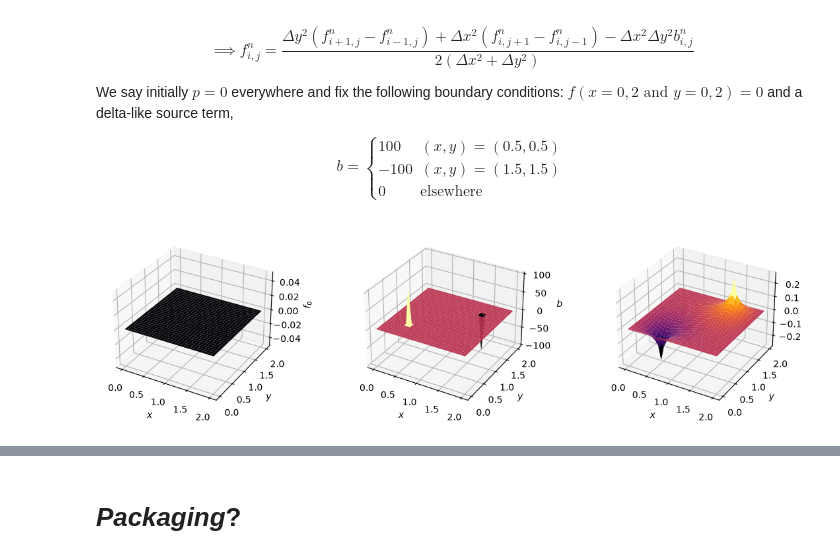
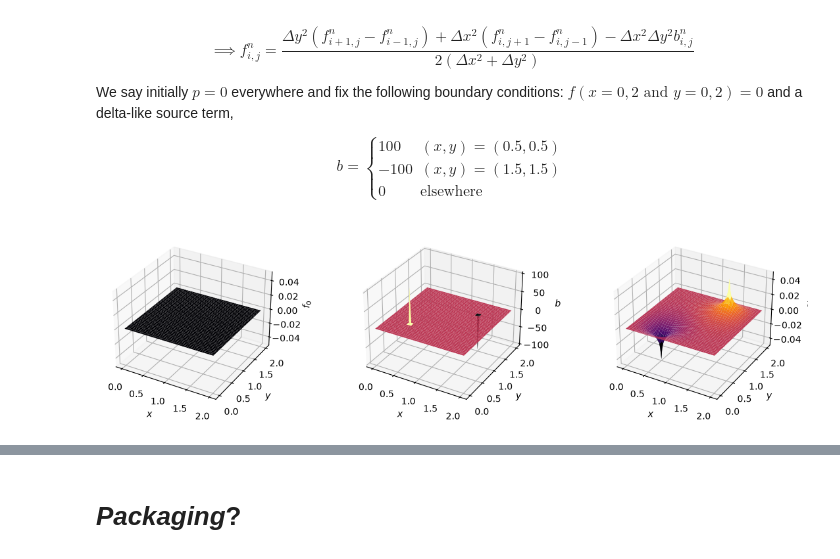
Before and after one commit to SamGr64/CFD-Suite, a Jupyter notebook: CFD.ipynb, the cells around one changed output, grey strips where cells are left out. Drawn from its saved outputs; the diff is of its cells as text; code cells hidden in the pictures.

```diff
--- a/CFD.ipynb
+++ b/CFD.ipynb
@@ -1021,12 +1015,12 @@ def initial_laplacian_state(nx: int, ny: int, x_range: list[float], y_range: lis
 
     return f, x, y
 # %%
-def laplace_2d(f: np.ndarray, nx: int, ny: int, x_range: list[float], y_range: list[float], y: np.ndarray,
+def laplace_2d(f_0: np.ndarray, nx: int, ny: int, x_range: list[float], y_range: list[float], y: np.ndarray,
                l1norm_target: float = 1e-4, max_iter: int = 10000) -> np.ndarray:
     dx = abs(x_range[1] - x_range[0]) / (nx - 1)
     dy = abs(y_range[1] - y_range[0]) / (ny - 1)
 
-    f = f.copy() # work on a copy of the input array to avoid modifying it in place
+    f = f_0.copy() # work on a copy of the input array to avoid modifying it in place
     l1norm = 1.0
     iters = 0 # counter guard to prevent infinite loops in case of non-convergence
 
@@ -1045,10 +1039,10 @@ def laplace_2d(f: np.ndarray, nx: int, ny: int, x_range: list[float], y_range: l
 nx, x_range = 31, [0.0, 2.0]
 ny, y_range = 31, [0.0, 1.0]
 
-f_0, x, y = initial_laplacian_state(nx=nx, ny=ny, x_range=x_range, y_range=y_range)
-f = laplace_2d(f=f_0, nx=nx, ny=ny, x_range=x_range, y_range=y_range, y=y)
+f_0, x, y = initial_laplacian_state(nx, ny, x_range, y_range)
+f = laplace_2d(f_0, nx, ny, x_range, y_range, y)
 
-X, Y = np.meshgrid(x, y)
+X, Y = np.meshgrid(x, y, indexing='ij')
 
 fig = plt.figure(figsize = (8, 3))
 ax1 = fig.add_subplot(121, projection='3d')
@@ -1101,11 +1095,11 @@ def boundary_conditions(f: np.ndarray) -> np.ndarray:
     return f
 # %%
-def laplace_2d(f: np.ndarray, b: np.ndarray, nx: int, ny: int, x_range: list[float], y_range: list[float], y: np.ndarray,
+def poisson_2d(f_0: np.ndarray, b: np.ndarray, nx: int, ny: int, x_range: list[float], y_range: list[float], y: np.ndarray,
                l1norm_target: float = 1e-4, max_iter: int = 10000) -> np.ndarray:
     dx = abs(x_range[1] - x_range[0]) / (nx - 1)
     dy = abs(y_range[1] - y_range[0]) / (ny - 1)
 
-    f = f.copy() # work on a copy of the input array to avoid modifying it in place
+    f = f_0.copy() # work on a copy of the input array to avoid modifying it in place
     l1norm = 1.0
     iters = 0 # counter guard to prevent infinite loops in case of non-convergence
 
@@ -1122,37 +1116,37 @@ def laplace_2d(f: np.ndarray, b: np.ndarray, nx: int, ny: int, x_range: list[flo
 
     return f
 # %%
-nx, x_range = 31, [0.0, 2.0]
-ny, y_range = 31, [0.0, 2.0]
+nx, x_range = 81, [0.0, 2.0]
+ny, y_range = 81, [0.0, 2.0]
 
-f_0, b, x, y = initial_poisson_state(nx=nx, ny=ny, x_range=x_range, y_range=y_range)
-f = laplace_2d(f=f_0, b=b, nx=nx, ny=ny, x_range=x_range, y_range=y_range, y=y)
+f_0, b, x, y = initial_poisson_state(nx, ny, x_range, y_range)
+f = poisson_2d(f_0, b, nx, ny, x_range, y_range, y)
 
-X, Y = np.meshgrid(x, y)
+X, Y = np.meshgrid(x, y, indexing='ij')
 
 fig = plt.figure(figsize = (12, 3))
 ax1 = fig.add_subplot(131, projection='3d')
 ax1.plot_surface(X, Y, f_0, cmap="inferno")
 ax1.set_xlabel(r"$x$")
 ax1.set_ylabel(r"$y$")
 ax1.set_zlabel(r"$f_0$")
 
 ax2 = fig.add_subplot(132, projection='3d')
 ax2.plot_surface(X, Y, b, cmap="inferno")
 ax2.set_xlabel(r"$x$")
 ax2.set_ylabel(r"$y$")
 ax2.set_zlabel(r"$b$")
 
 ax3 = fig.add_subplot(133, projection='3d')
 ax3.plot_surface(X, Y, f, cmap="inferno")
 ax3.set_xlabel(r"$x$")
 ax3.set_ylabel(r"$y$")
 ax3.set_zlabel(r"$f$")
 
 plt.tight_layout()
 plt.show()
 # %% [output]
-[figure, old version]
+[figure, new version]
 # %% [markdown]
 ## Cavity Flow
 
```
Also changed, not shown: parts of 31 cells of this notebook.
